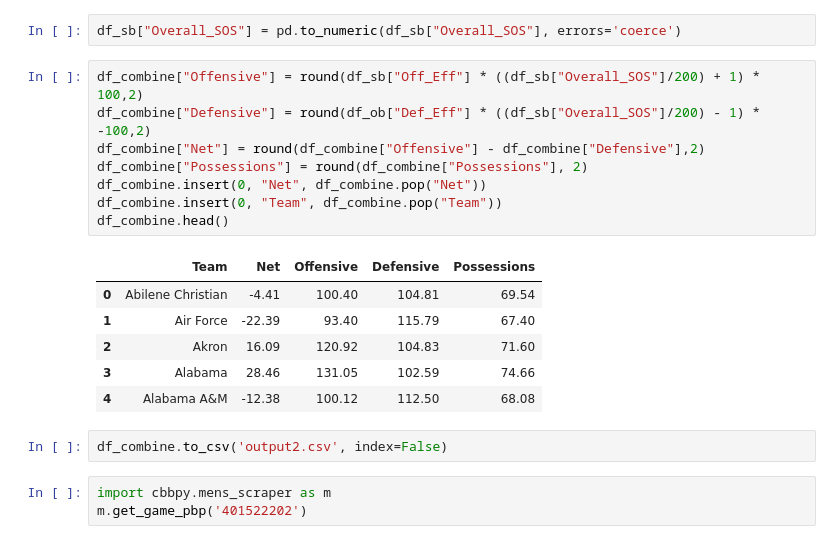
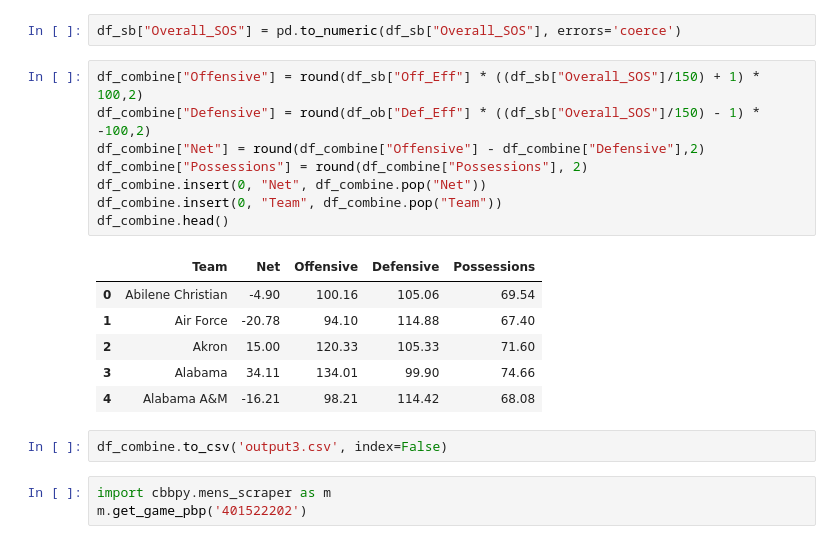
Before and after one commit to jagrest2/agrest-analytics, a Jupyter notebook: app/test.ipynb, the cells around one changed output. Drawn from its saved outputs; the diff is of its cells as text.

```diff
--- a/app/test.ipynb
+++ b/app/test.ipynb
@@ -223,22 +223,22 @@ df_combine
 # %%
 df_sb["Overall_SOS"] = pd.to_numeric(df_sb["Overall_SOS"], errors='coerce')
 # %%
-df_combine["Offensive"] = round(df_sb["Off_Eff"] * ((df_sb["Overall_SOS"]/200) + 1) * 100,2)
-df_combine["Defensive"] = round(df_ob["Def_Eff"] * ((df_sb["Overall_SOS"]/200) - 1) * -100,2)
+df_combine["Offensive"] = round(df_sb["Off_Eff"] * ((df_sb["Overall_SOS"]/150) + 1) * 100,2)
+df_combine["Defensive"] = round(df_ob["Def_Eff"] * ((df_sb["Overall_SOS"]/150) - 1) * -100,2)
 df_combine["Net"] = round(df_combine["Offensive"] - df_combine["Defensive"],2)
 df_combine["Possessions"] = round(df_combine["Possessions"], 2)
 df_combine.insert(0, "Net", df_combine.pop("Net"))
 df_combine.insert(0, "Team", df_combine.pop("Team"))
 df_combine.head()
 # %% [output]
 |  | Team | Net | Offensive | Defensive | Possessions |
-| 0 | Abilene Christian | -4.41 | 100.40 | 104.81 | 69.54 |
-| 1 | Air Force | -22.39 | 93.40 | 115.79 | 67.40 |
-| 2 | Akron | 16.09 | 120.92 | 104.83 | 71.60 |
-| 3 | Alabama | 28.46 | 131.05 | 102.59 | 74.66 |
-| 4 | Alabama A&M | -12.38 | 100.12 | 112.50 | 68.08 |
+| 0 | Abilene Christian | -4.90 | 100.16 | 105.06 | 69.54 |
+| 1 | Air Force | -20.78 | 94.10 | 114.88 | 67.40 |
+| 2 | Akron | 15.00 | 120.33 | 105.33 | 71.60 |
+| 3 | Alabama | 34.11 | 134.01 | 99.90 | 74.66 |
+| 4 | Alabama A&M | -16.21 | 98.21 | 114.42 | 68.08 |
 # %%
-df_combine.to_csv('output2.csv', index=False)
+df_combine.to_csv('output3.csv', index=False)
 # %%
 import cbbpy.mens_scraper as m
 m.get_game_pbp('401522202')
```
Also changed, not shown: parts of 4 cells of this notebook, 11 other files.
